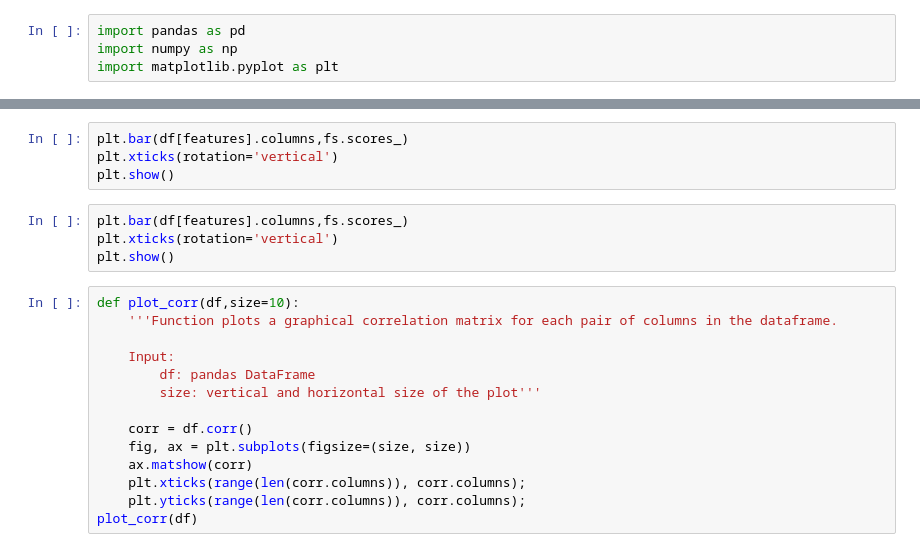
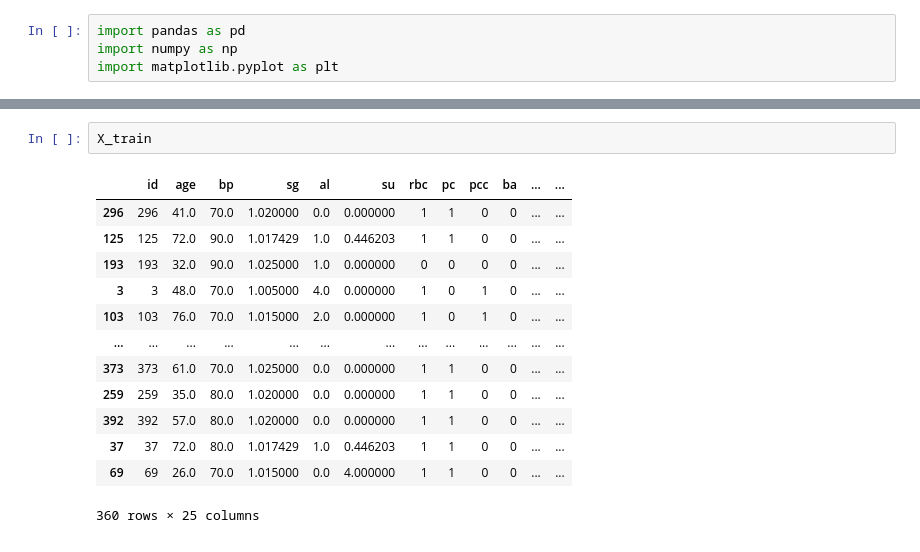
Before and after one commit to tyler-moad/Projet_ML_Pipeline, a Jupyter notebook: notebook.ipynb, the cells around one changed output, grey strips where cells are left out. Saved outputs shown, nothing was run; the diff lists cells and outputs as text.

```diff
--- a/notebook.ipynb
+++ b/notebook.ipynb
@@ -59,22 +108,16 @@ fs.fit(X, y)
-# %%
-plt.bar(df[features].columns,fs.scores_)
-plt.xticks(rotation='vertical')
-plt.show()
-# %%
-plt.bar(df[features].columns,fs.scores_)
-plt.xticks(rotation='vertical')
-plt.show()
-# %%
-def plot_corr(df,size=10):
-    '''Function plots a graphical correlation matrix for each pair of columns in the dataframe.
-
-    Input:
-        df: pandas DataFrame
-        size: vertical and horizontal size of the plot'''
-
-    corr = df.corr()
-    fig, ax = plt.subplots(figsize=(size, size))
-    ax.matshow(corr)
-    plt.xticks(range(len(corr.columns)), corr.columns);
-    plt.yticks(range(len(corr.columns)), corr.columns);
-plot_corr(df)
+# %%
+X_train
+# %% [output]
+|  | id | age | bp | sg | al | su | rbc | pc | pcc | ba | ... | ... |
+| 296 | 296 | 41.0 | 70.0 | 1.020000 | 0.0 | 0.000000 | 1 | 1 | 0 | 0 | ... | ... |
+| 125 | 125 | 72.0 | 90.0 | 1.017429 | 1.0 | 0.446203 | 1 | 1 | 0 | 0 | ... | ... |
+| 193 | 193 | 32.0 | 90.0 | 1.025000 | 1.0 | 0.000000 | 0 | 0 | 0 | 0 | ... | ... |
+| 3 | 3 | 48.0 | 70.0 | 1.005000 | 4.0 | 0.000000 | 1 | 0 | 1 | 0 | ... | ... |
+| 103 | 103 | 76.0 | 70.0 | 1.015000 | 2.0 | 0.000000 | 1 | 0 | 1 | 0 | ... | ... |
+| ... | ... | ... | ... | ... | ... | ... | ... | ... | ... | ... | ... | ... |
+| 373 | 373 | 61.0 | 70.0 | 1.025000 | 0.0 | 0.000000 | 1 | 1 | 0 | 0 | ... | ... |
+| 259 | 259 | 35.0 | 80.0 | 1.020000 | 0.0 | 0.000000 | 1 | 1 | 0 | 0 | ... | ... |
+| 392 | 392 | 57.0 | 80.0 | 1.020000 | 0.0 | 0.000000 | 1 | 1 | 0 | 0 | ... | ... |
+| 37 | 37 | 72.0 | 80.0 | 1.017429 | 1.0 | 0.446203 | 1 | 1 | 0 | 0 | ... | ... |
+| 69 | 69 | 26.0 | 70.0 | 1.015000 | 0.0 | 4.000000 | 1 | 1 | 0 | 0 | ... | ... |
+360 rows × 25 columns
```
Also changed, not shown: parts of 10 cells of this notebook.
